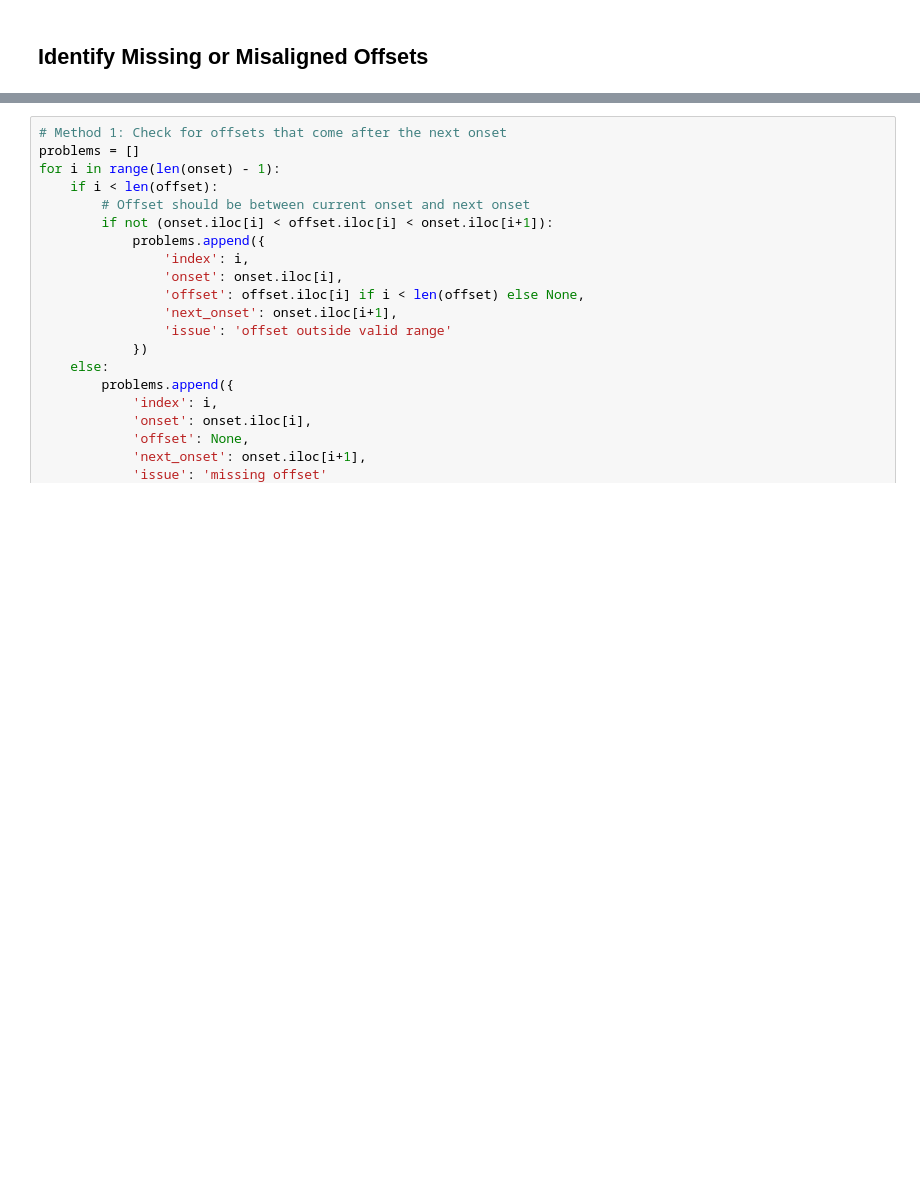
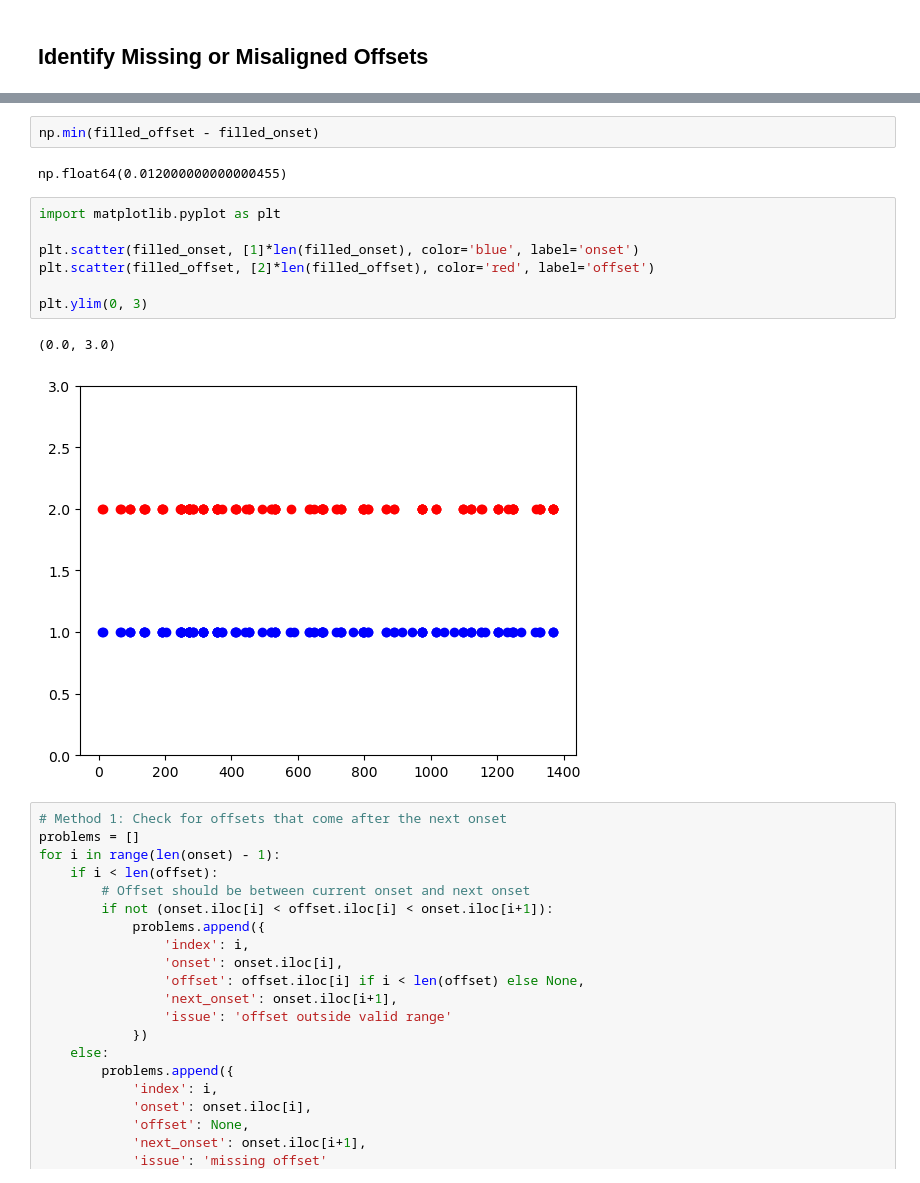
Before and after one commit to uit-no/lickcalc, a Jupyter notebook: notebooks/new_file_parsers.ipynb, the cells around one changed output, grey strips where cells are left out. Cells and saved outputs as stored; diff of their text form; blank space fills up the shorter version.

Commit message:
started work on fixing ohrbets offsets

```diff
--- a/notebooks/new_file_parsers.ipynb
+++ b/notebooks/new_file_parsers.ipynb
@@ -70,3 +305,17 @@ Name: 39, dtype: float64
+# %%
+np.min(filled_offset - filled_onset)
+# %% [output]
+np.float64(0.012000000000000455)
+# %%
+import matplotlib.pyplot as plt
+
+plt.scatter(filled_onset, [1]*len(filled_onset), color='blue', label='onset')
+plt.scatter(filled_offset, [2]*len(filled_offset), color='red', label='offset')
+
+plt.ylim(0, 3)
+# %% [output]
+(0.0, 3.0)
+[figure, added]
 # %%
 # Method 1: Check for offsets that come after the next onset
 problems = []
```
Also changed, not shown: parts of 11 cells of this notebook, 5 other files.
